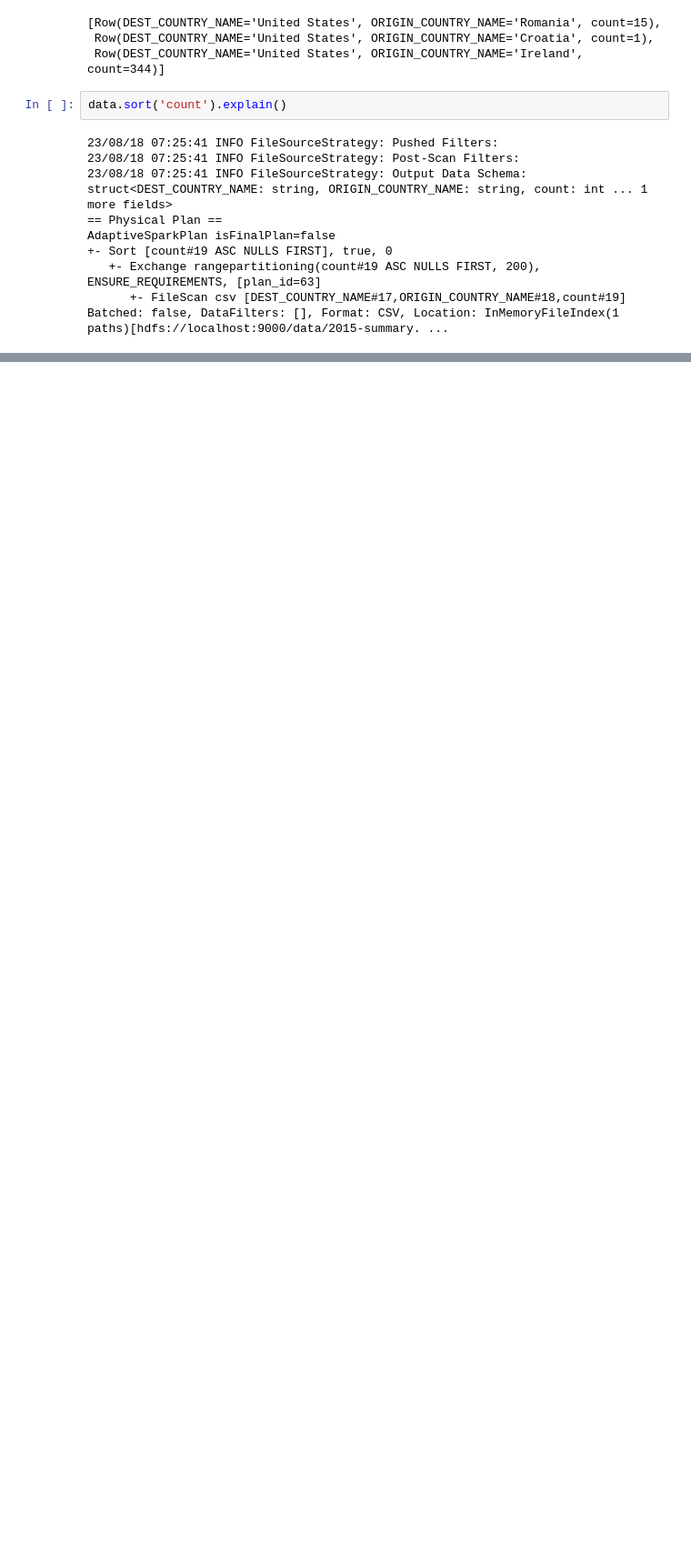
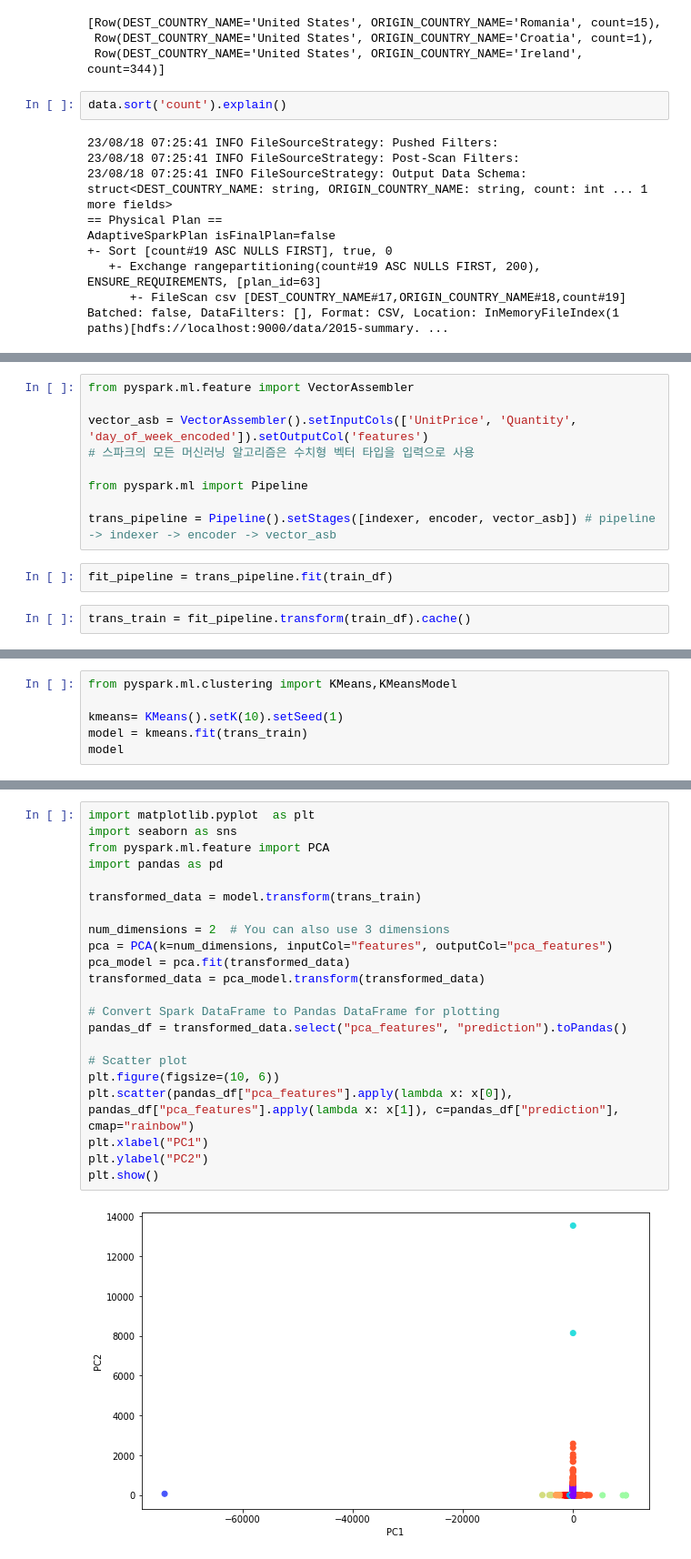
Before and after one commit to Seonggil-Jeong/spark-study, a Jupyter notebook: python-code/src/spark_tutorial.ipynb, the cells around one changed output, grey strips where cells are left out. Shown at 91% size. Drawn from its saved outputs; the diff is of its cells as text; blank space fills up the shorter version.

Commit message:
ScalaSpark SparStream
PySpark SparkMl

.gitignore

```diff
--- a/python-code/src/spark_tutorial.ipynb
+++ b/python-code/src/spark_tutorial.ipynb
@@ -210,0 +500,13 @@ spark.stop()
+# %%
+from pyspark.ml.feature import VectorAssembler
+
+vector_asb = VectorAssembler().setInputCols(['UnitPrice', 'Quantity', 'day_of_week_encoded']).setOutputCol('features')
+# 스파크의 모든 머신러닝 알고리즘은 수치형 벡터 타입을 입력으로 사용
+
+from pyspark.ml import Pipeline
+
+trans_pipeline = Pipeline().setStages([indexer, encoder, vector_asb]) # pipeline -> indexer -> encoder -> vector_asb
+# %%
+fit_pipeline = trans_pipeline.fit(train_df)
+# %%
+trans_train = fit_pipeline.transform(train_df).cache()
@@ -210,0 +527,6 @@ spark.stop()
+# %%
+from pyspark.ml.clustering import KMeans,KMeansModel
+
+kmeans= KMeans().setK(10).setSeed(1)
+model = kmeans.fit(trans_train)
+model
@@ -210,0 +535,24 @@ spark.stop()
+# %%
+import matplotlib.pyplot  as plt
+import seaborn as sns
+from pyspark.ml.feature import PCA
+import pandas as pd
+
+transformed_data = model.transform(trans_train)
+
+num_dimensions = 2  # You can also use 3 dimensions
+pca = PCA(k=num_dimensions, inputCol="features", outputCol="pca_features")
+pca_model = pca.fit(transformed_data)
+transformed_data = pca_model.transform(transformed_data)
+
+# Convert Spark DataFrame to Pandas DataFrame for plotting
+pandas_df = transformed_data.select("pca_features", "prediction").toPandas()
+
+# Scatter plot
+plt.figure(figsize=(10, 6))
+plt.scatter(pandas_df["pca_features"].apply(lambda x: x[0]), pandas_df["pca_features"].apply(lambda x: x[1]), c=pandas_df["prediction"], cmap="rainbow")
+plt.xlabel("PC1")
+plt.ylabel("PC2")
+plt.show()
+# %% [output]
+[figure, added]
```
Also changed, not shown: parts of 36 cells of this notebook, 6 other files.
